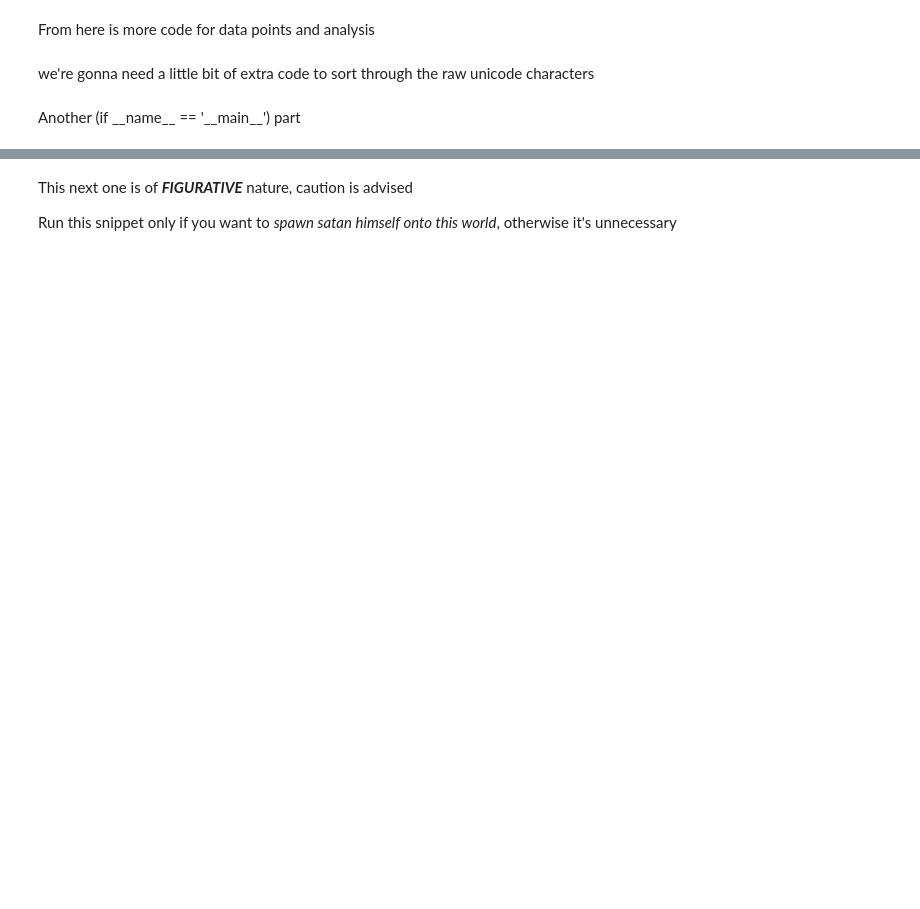
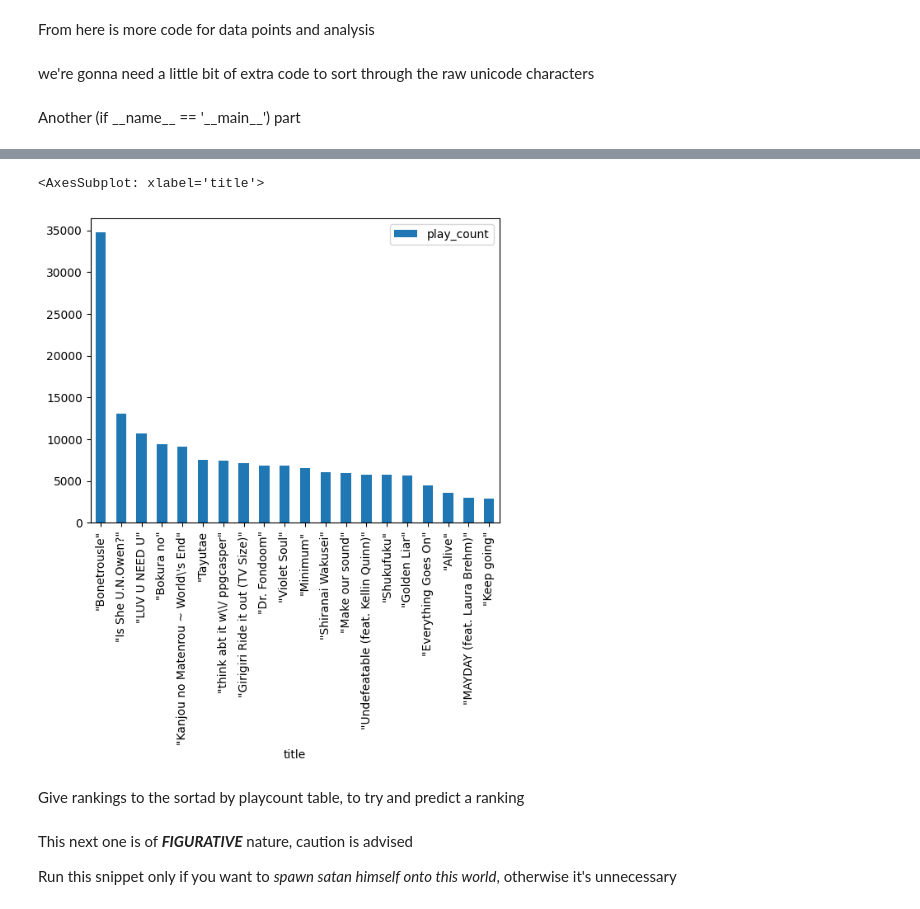
Before and after one commit to MlakarT/MlakarT-Analiza-podatkov-osu-, a Jupyter notebook: capture.ipynb, the cells around one changed output, grey strips where cells are left out. Saved outputs shown, nothing was run; the diff lists cells and outputs as text; code cells hidden in the pictures; blank space fills up the shorter version.

```diff
--- a/capture.ipynb
+++ b/capture.ipynb
@@ -190,0 +212,8 @@ all_tags_sorted_table.head(20).plot.bar(x='Tag', y='Appearances')
+# %%
+subtable_by_playcount = df[['id', 'title', 'play_count']].sort_values('play_count', ascending=False)
+subtable_by_playcount.head(20).plot.bar(x='title', y='play_count')
+# %% [output]
+<AxesSubplot: xlabel='title'>
+[figure, added]
+# %% [markdown]
+Give rankings to the sortad by playcount table, to try and predict a ranking
```
Also changed, not shown: parts of 15 cells of this notebook, 2 other files.
